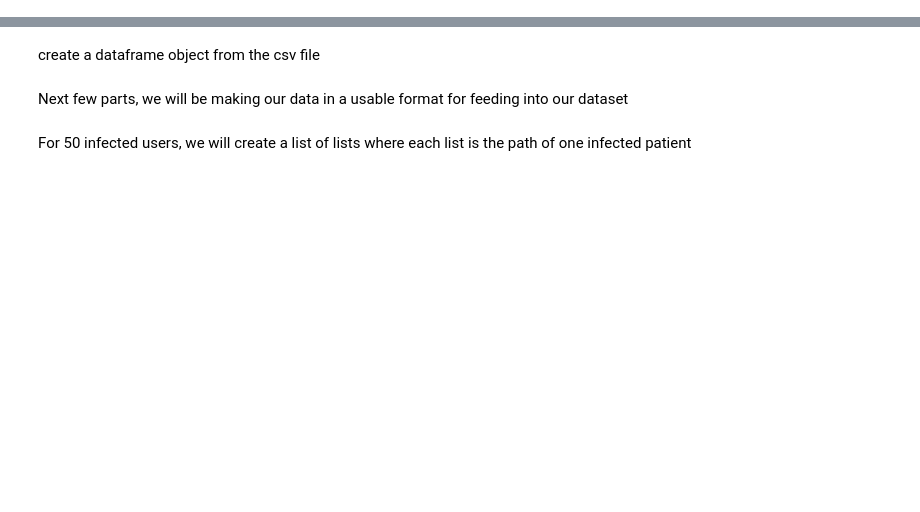
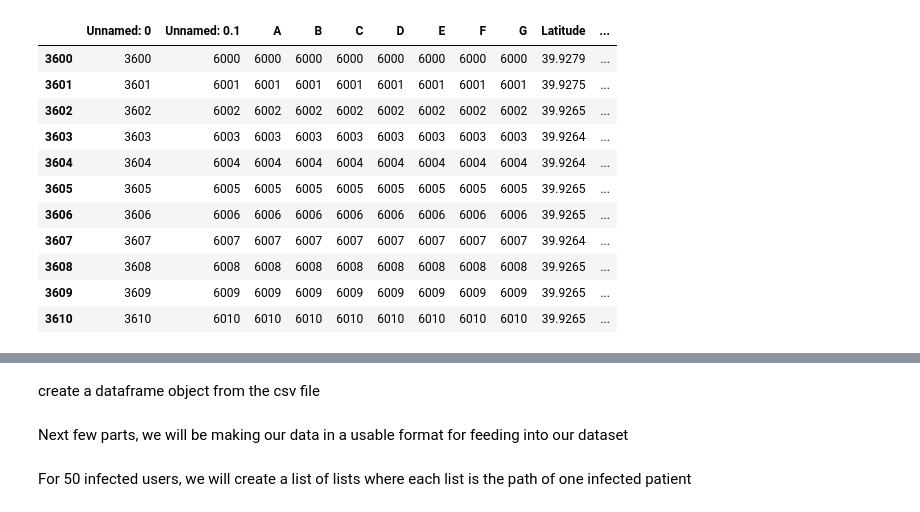
Before and after one commit to snpushpi/Covid19_Contact_tracing_repo_beta, a Jupyter notebook: Final_No_Fake_path_contact_tracing_same_hash.ipynb, the cells around one changed output, grey strips where cells are left out. Cells and saved outputs as stored; diff of their text form; code cells hidden in the pictures; blank space fills up the shorter version.

```diff
--- a/Final_No_Fake_path_contact_tracing_same_hash.ipynb
+++ b/Final_No_Fake_path_contact_tracing_same_hash.ipynb
@@ -12,3 +12,6 @@ from collections import Counter
 # %%
 import pandas as pd
 import os
+# %%
+from google.colab import files
+uploaded = files.upload()
@@ -14,0 +23,17 @@ import os
+# %%
+new_dataframe= pd.read_csv(io.BytesIO(uploaded['Modified_Final_Dataset1.csv']))
+# %%
+new_dataframe[3600:3611]
+# %% [output]
+|  | Unnamed: 0 | Unnamed: 0.1 | A | B | C | D | E | F | G | Latitude | ... |
+| 3600 | 3600 | 6000 | 6000 | 6000 | 6000 | 6000 | 6000 | 6000 | 6000 | 39.9279 | ... |
+| 3601 | 3601 | 6001 | 6001 | 6001 | 6001 | 6001 | 6001 | 6001 | 6001 | 39.9275 | ... |
+| 3602 | 3602 | 6002 | 6002 | 6002 | 6002 | 6002 | 6002 | 6002 | 6002 | 39.9265 | ... |
+| 3603 | 3603 | 6003 | 6003 | 6003 | 6003 | 6003 | 6003 | 6003 | 6003 | 39.9264 | ... |
+| 3604 | 3604 | 6004 | 6004 | 6004 | 6004 | 6004 | 6004 | 6004 | 6004 | 39.9264 | ... |
+| 3605 | 3605 | 6005 | 6005 | 6005 | 6005 | 6005 | 6005 | 6005 | 6005 | 39.9265 | ... |
+| 3606 | 3606 | 6006 | 6006 | 6006 | 6006 | 6006 | 6006 | 6006 | 6006 | 39.9265 | ... |
+| 3607 | 3607 | 6007 | 6007 | 6007 | 6007 | 6007 | 6007 | 6007 | 6007 | 39.9264 | ... |
+| 3608 | 3608 | 6008 | 6008 | 6008 | 6008 | 6008 | 6008 | 6008 | 6008 | 39.9265 | ... |
+| 3609 | 3609 | 6009 | 6009 | 6009 | 6009 | 6009 | 6009 | 6009 | 6009 | 39.9265 | ... |
+| 3610 | 3610 | 6010 | 6010 | 6010 | 6010 | 6010 | 6010 | 6010 | 6010 | 39.9265 | ... |
```
Also changed, not shown: parts of 14 cells of this notebook.
